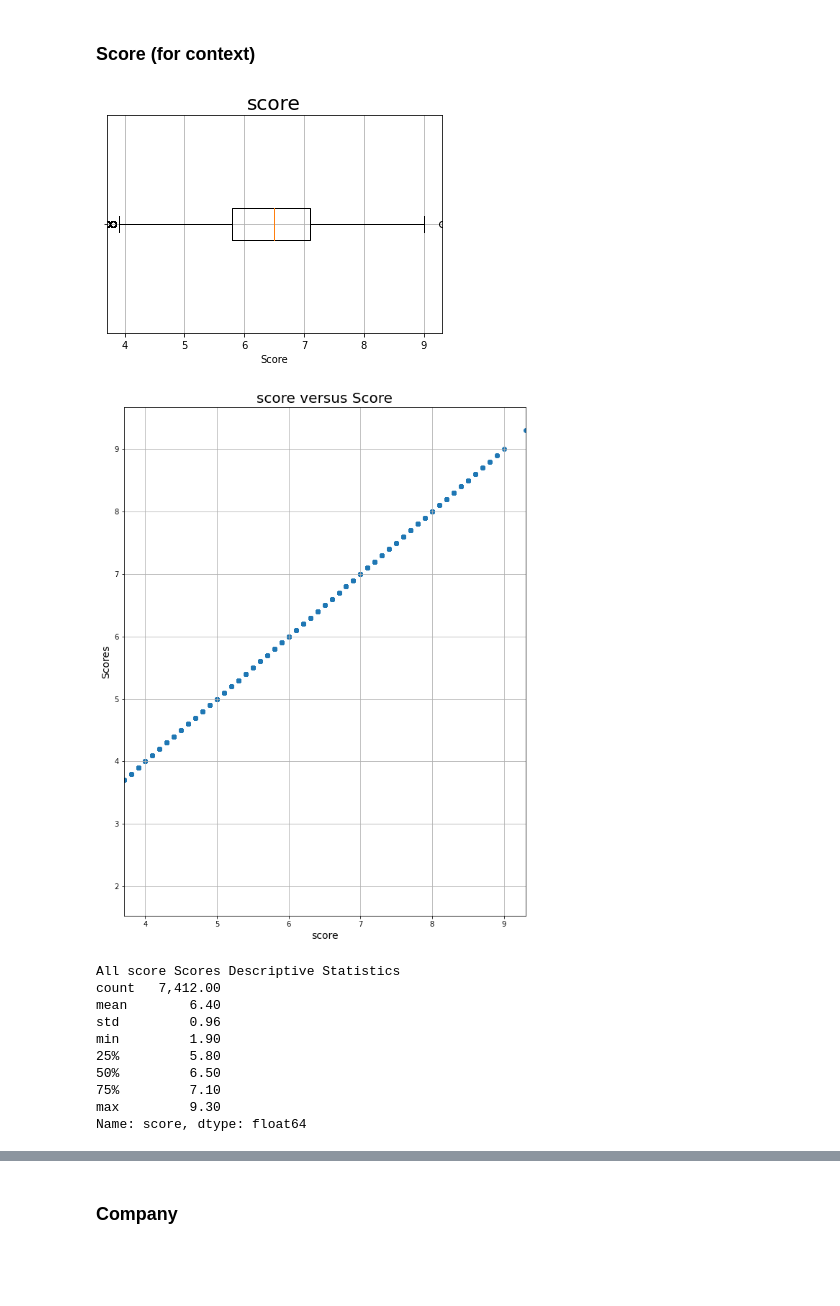
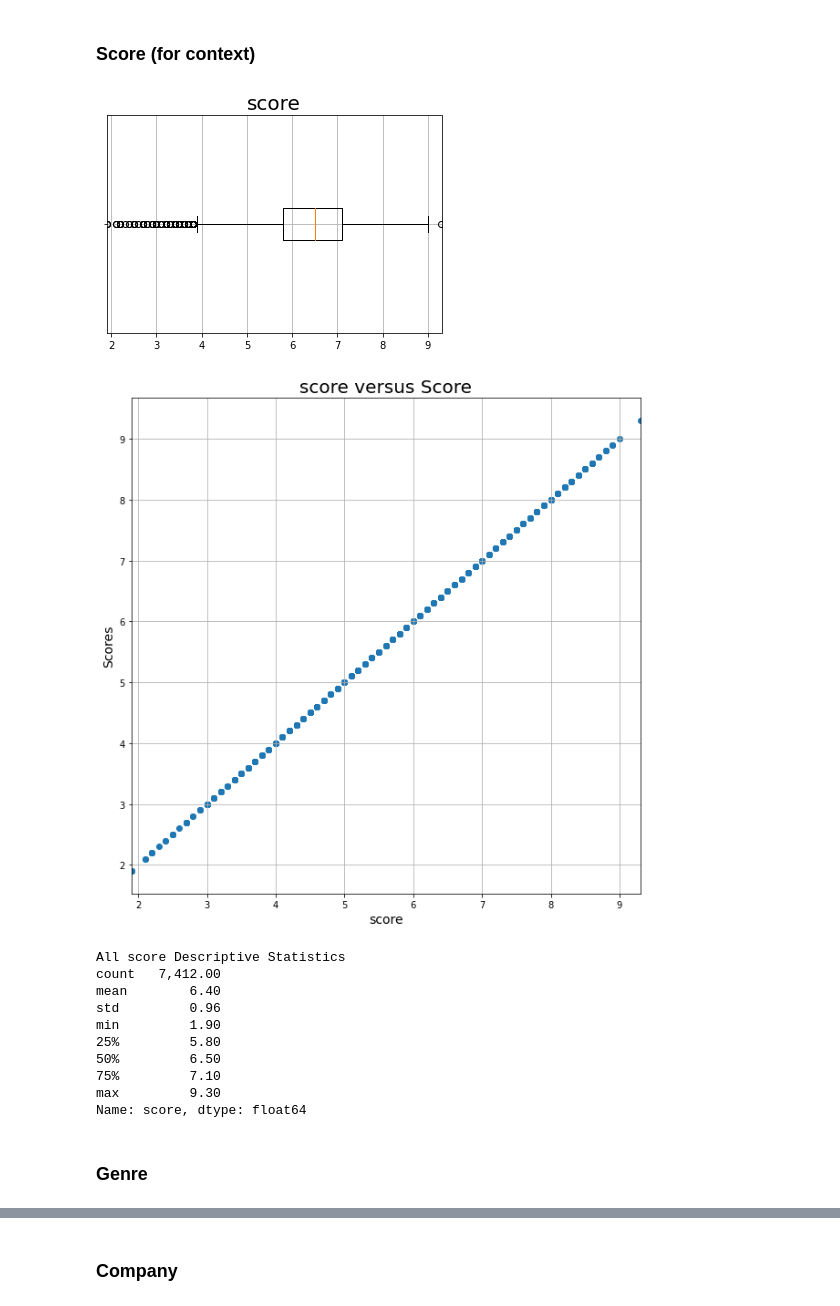
Before and after one commit to AleksKostrycka/Movie_Review_Project, a Jupyter notebook: Statistical_Analysis_Advanced.ipynb, the cells around one changed output, grey strips where cells are left out. Saved outputs shown, nothing was run; the diff lists cells and outputs as text; code cells hidden in the pictures; blank space fills up the shorter version.

```diff
--- a/Statistical_Analysis_Advanced.ipynb
+++ b/Statistical_Analysis_Advanced.ipynb
@@ -216,7 +204,6 @@ def num_desc(df, column, x_min, x_max):
     ax.boxplot(movies_df[column], labels=[""],vert=False)
     # Add the title, y-axis label and grid.
     ax.set_title(column, fontsize=20)
-    ax.set_xlabel('Score')
     ax.set_xlim(df[column].quantile(x_min), df[column].quantile(x_max))
 
     ax.grid()
@@ -233,7 +220,7 @@ def num_desc(df, column, x_min, x_max):
     ax.grid()
     plt.show()
 
-    print(f'All {column} Scores Descriptive Statistics')
+    print(f'All {column} Descriptive Statistics')
     print(df[column].describe())
 # %% [markdown]
 # Summary of Functions
@@ -280,11 +267,11 @@ def num_desc(df, column, x_min, x_max):
 # %% [markdown]
 ### Score (for context)
 # %%
-num_desc(movies_df, 'score', .01, 1)
+num_desc(movies_df, 'score', 0, 1)
 # %% [output]
-[figure, old version]
+[figure, new version]
-[figure, old version]
+[figure, new version]
-All score Scores Descriptive Statistics
+All score Descriptive Statistics
 count   7,412.00
 mean        6.40
 std         0.96
@@ -294,3 +281,5 @@ min         1.90
 75%         7.10
 max         9.30
 Name: score, dtype: float64
+# %% [markdown]
+### Genre
```
Also changed, not shown: parts of 20 cells of this notebook.
